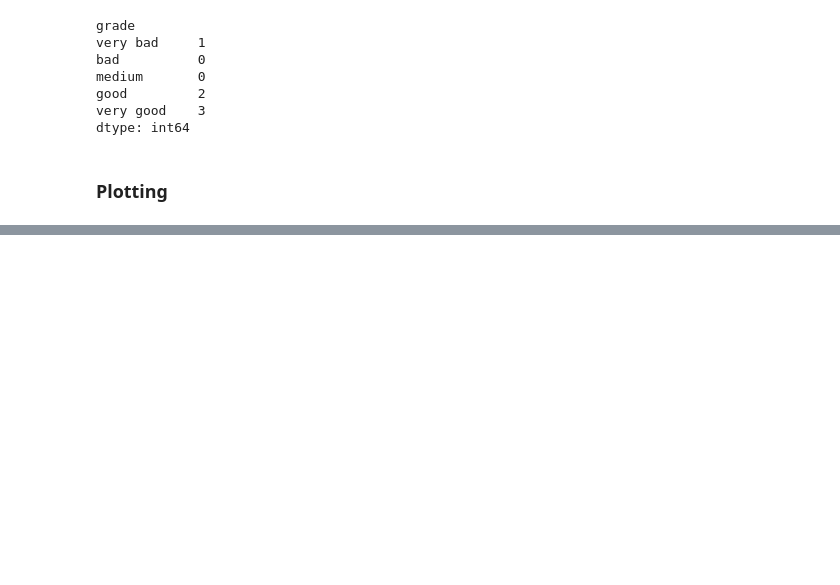
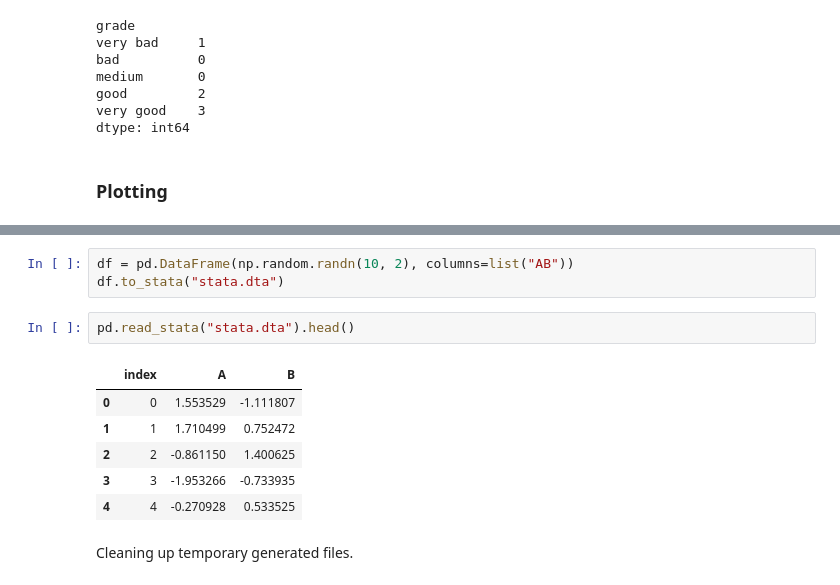
Before and after one commit to jindong66/notes-python, a Jupyter notebook: 12-pandas/12.01-ten-minutes-to-pandas.ipynb, the cells around one changed output, grey strips where cells are left out. Cells and saved outputs as stored; diff of their text form; blank space fills up the shorter version.

```diff
--- a/12-pandas/12.01-ten-minutes-to-pandas.ipynb
+++ b/12-pandas/12.01-ten-minutes-to-pandas.ipynb
@@ -853,0 +884,14 @@ p = plt.legend(loc="best")
+# %%
+df = pd.DataFrame(np.random.randn(10, 2), columns=list("AB"))
+df.to_stata("stata.dta")
+# %%
+pd.read_stata("stata.dta").head()
+# %% [output]
+|  | index | A | B |
+| 0 | 0 | 1.553529 | -1.111807 |
+| 1 | 1 | 1.710499 | 0.752472 |
+| 2 | 2 | -0.861150 | 1.400625 |
+| 3 | 3 | -1.953266 | -0.733935 |
+| 4 | 4 | -0.270928 | 0.533525 |
+# %% [markdown]
+Cleaning up temporary generated files.
```
Also changed, not shown: parts of 14 cells of this notebook.
